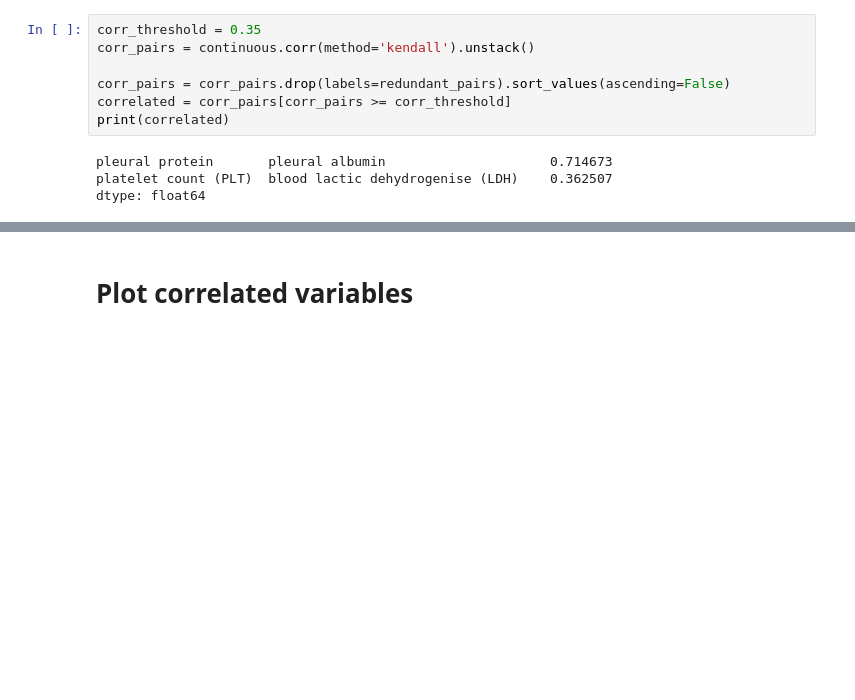
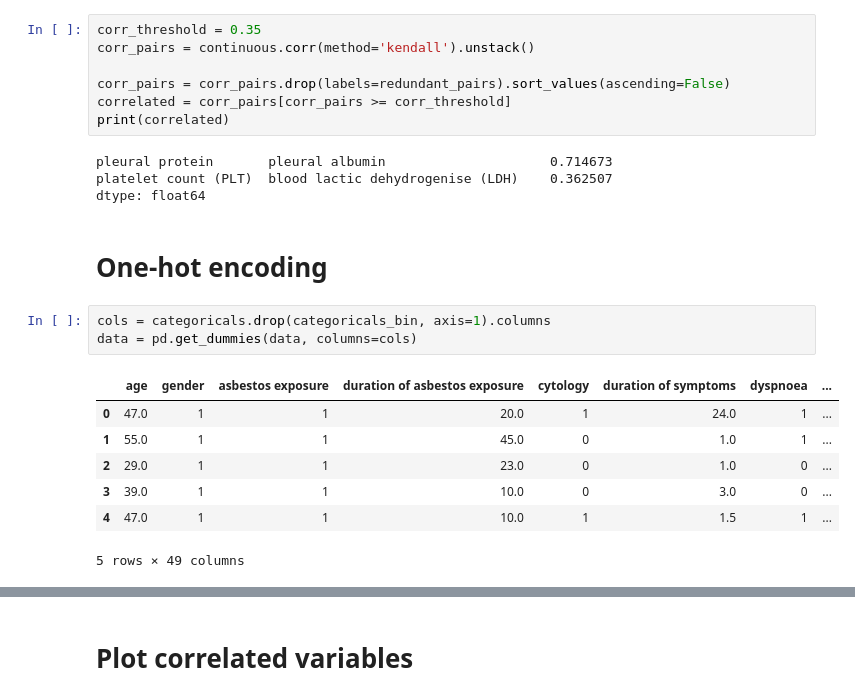
Before and after one commit to cheminfIBB/MM-diagnosis, a Jupyter notebook: Malignant mesothelioma analysis.ipynb, the cells around one changed output, grey strips where cells are left out. Drawn from its saved outputs; the diff is of its cells as text; blank space fills up the shorter version.

```diff
--- a/Malignant mesothelioma analysis.ipynb
+++ b/Malignant mesothelioma analysis.ipynb
@@ -177,3 +165,16 @@ print(correlated)
 pleural protein       pleural albumin                     0.714673
 platelet count (PLT)  blood lactic dehydrogenise (LDH)    0.362507
 dtype: float64
+# %% [markdown]
+# One-hot encoding
+# %%
+cols = categoricals.drop(categoricals_bin, axis=1).columns
+data = pd.get_dummies(data, columns=cols)
+# %% [output]
+|  | age | gender | asbestos exposure | duration of asbestos exposure | cytology | duration of symptoms | dyspnoea | ... |
+| 0 | 47.0 | 1 | 1 | 20.0 | 1 | 24.0 | 1 | ... |
+| 1 | 55.0 | 1 | 1 | 45.0 | 0 | 1.0 | 1 | ... |
+| 2 | 29.0 | 1 | 1 | 23.0 | 0 | 1.0 | 0 | ... |
+| 3 | 39.0 | 1 | 1 | 10.0 | 0 | 3.0 | 0 | ... |
+| 4 | 47.0 | 1 | 1 | 10.0 | 1 | 1.5 | 1 | ... |
+5 rows × 49 columns
```
Also changed, not shown: parts of 16 cells of this notebook.
